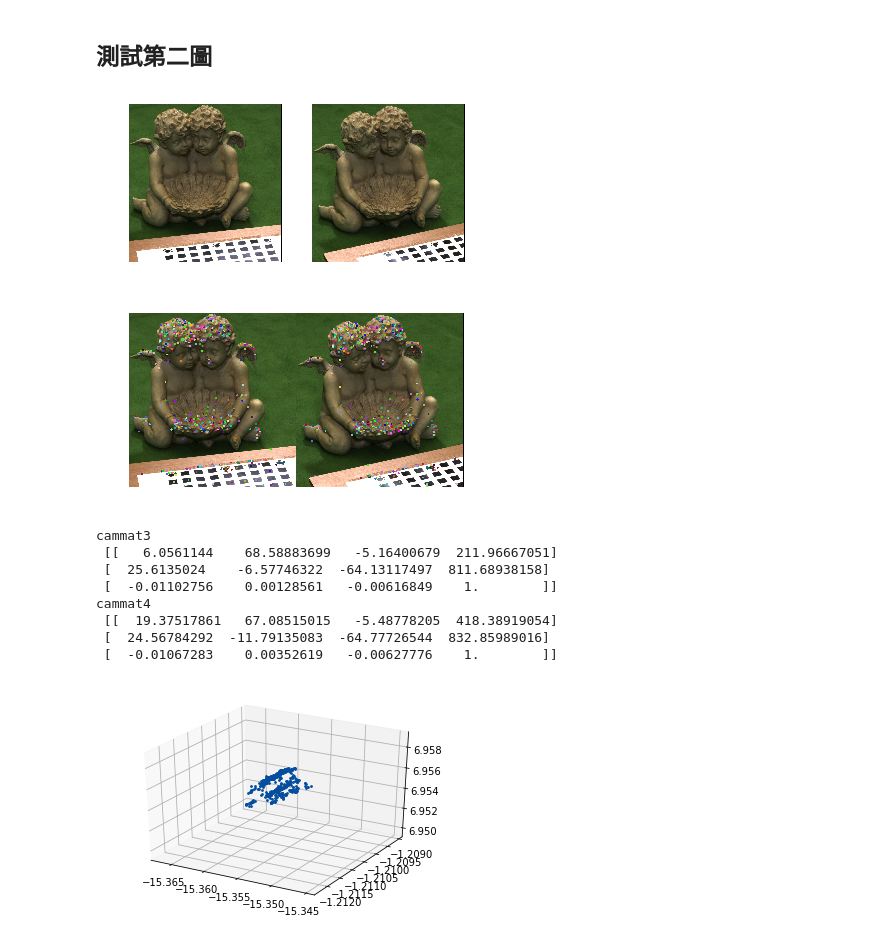
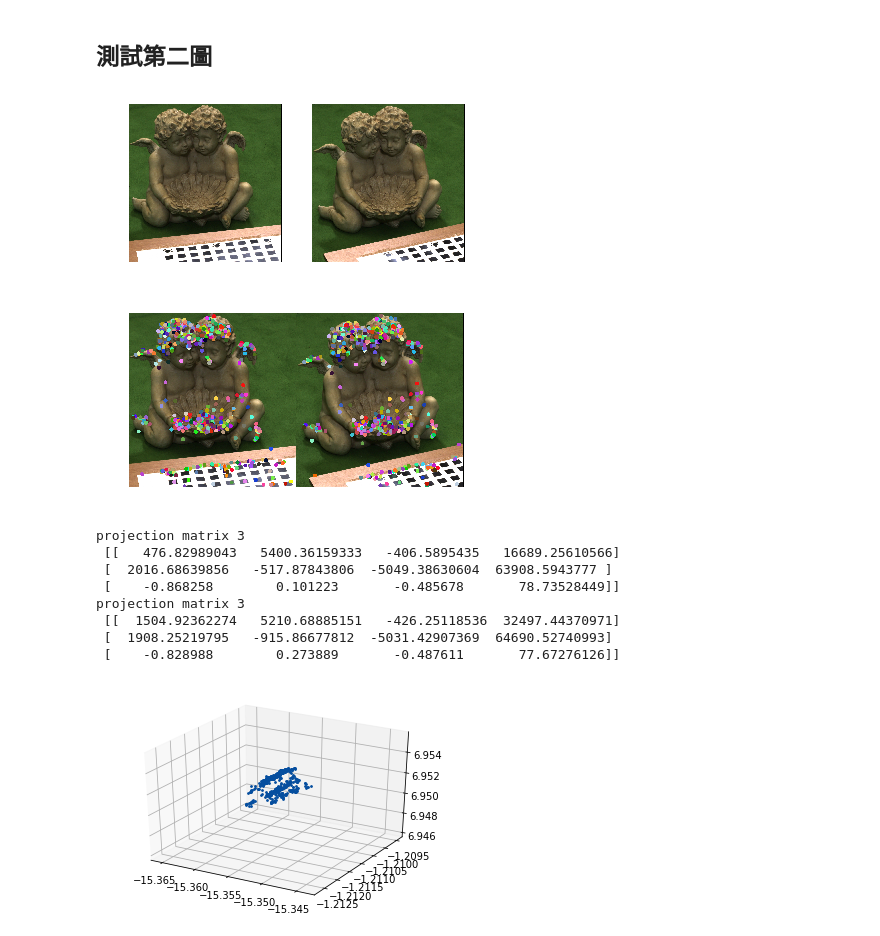
Before and after one commit to YuanSyun/CV-Structure-from-motion, a Jupyter notebook: HW4.ipynb, the cells around one changed output. Drawn from its saved outputs; the diff is of its cells as text; code cells hidden in the pictures.

```diff
--- a/HW4.ipynb
+++ b/HW4.ipynb
@@ -114,8 +132,13 @@ def normalization(imgpts1, imgpts2):
 
     num_of_point = len(imgpts1)
     for i in range(num_of_point):
-        homopts1[i] = np.dot(t1, homopts1[i])
-        homopts2[i] = np.dot(t2, homopts2[i])
+
+        #最後一項要為1
+        p2h = np.dot(t1, homopts1[i])
+        homopts1[i] = p2h/p2h[-1]
+
+        p2h1 = np.dot(t2, homopts2[i])
+        homopts2[i] = p2h1/p2h1[-1]
 
     normalpts1 = np.delete(homopts1, -1, axis=1)
     normalpts2 = np.delete(homopts2, -1, axis=1)
@@ -187,14 +210,19 @@ def get_essential_mat(intrinsicmat1, intrinsicmat2, fundamentalmat):
     '''
         ref: Multiple View Geometry 9.12
     '''
-    return np.transpose(intrinsicmat2) * fundamentalmat * intrinsicmat1
+    if(intrinsicmat1[-1,-1] != 1):
+        intrinsicmat1 = intrinsicmat1 / intrinsicmat1[-1,-1]
+    if(intrinsicmat2[-1,-1] != 1):
+        intrinsicmat2 = intrinsicmat2 / intrinsicmat2[-1,-1]
+
+    return np.dot(np.dot(np.transpose(intrinsicmat2), fundamentalmat), intrinsicmat1)
 
 def find_fundamental_by_RANSAC(matchedpt_order, imgpts1, imgpts2, inliner_threshold):
     '''
         ref: Multiple View Geometry 11.6
     '''
     print("Key Point Number\n", len(imgpts1))
-    ransac_iteration = 5000
+    ransac_iteration = 500
     ransac_sample_number = 8
 
     best_error = 0
@@ -502,58 +607,46 @@ plt.show()
 
 # get feature points
 sift2 = cv2.xfeatures2d.SIFT_create()
 (keypt3, desc3) = sift2.detectAndCompute(image3, None)
 (keypt4, desc4) = sift2.detectAndCompute(image4, None)
 BF_MACTHER_DISTANCE = 0.65
 matches2 = hw3.brute_force_matcher(desc3, desc4, BF_MACTHER_DISTANCE)
 matched_pt_order2 = hw3.sort_matched_points(matches2)
-matched_feature_image = hw3.show_matched_image(image3, image4, keypt3, keypt4, matched_pt_order2, draw_line=False)
+matched_feature_image = hw3.show_matched_image(image3, image4, keypt3, keypt4, matched_pt_order2, draw_line=False, circle_size=10)
 plt.imshow(matched_feature_image), plt.axis('off'), plt.show()
 imgpts3, imgpts4 = hw3.get_matched_points(matched_pt_order2, keypt3, keypt4)
-
-def get_second_data_cameramat(k, r, t):
-    '''
-        ref: HW4 lecture page 6
-    '''
-    T = -np.dot(r, t)
-    e = np.array([[r[0,0], r[0,1], r[0,2], T[0]],
-              [r[1,0], r[1,1], r[1,2], T[1]],
-              [r[2,0], r[2,1], r[2,2], T[2]]])
-    C = np.dot(k, e)
-    C = C/C[-1,-1]
-    return C
 
 k3 = np.array([[5426.566895, 0.678017, 330.096680],
              [0.000000, 5423.133301, 648.950012],
              [0.000000, 0.000000, 1.000000]])
 r3 = np.array([[0.140626, 0.989027, -0.045273],
               [0.475766, -0.107607, -0.872965],
               [-0.868258, 0.101223, -0.485678]])
 t3 = np.array([67.479439, -6.020049, 40.224911])
-cammat3 = get_second_data_cameramat(k3, r3, t3)
-print("cammat3\n", cammat3)
+projectmat3 = get_camera_matrix(k3, r3, -np.dot(r3, t3))
+print("projection matrix 3\n", projectmat3)
 
 k4 = np.array([[5426.566895, 0.678017, 387.430023],
               [0.000000, 5423.133301, 620.616699],
               [0.000000, 0.000000, 1.000000]])
 r4 = np.array([[0.336455, 0.940689, -0.043627],
               [0.446741, -0.200225, -0.871970],
               [-0.828988, 0.273889, -0.487611]])
 t4 = np.array([62.882744, -21.081516, 40.544052])
-cammat4 = get_second_data_cameramat(k4, r4, t4)
-print("cammat4\n", cammat4)
+projectmat4 = get_camera_matrix(k4, r4, -np.dot(r4, t4))
+print("projection matrix 3\n", projectmat4)
 
-cloudpts = triangulate_points(imgpts3, imgpts4, np.linalg.inv(k3), np.linalg.inv(k4), cammat3, cammat4)
+cloudpts = triangulate_points(imgpts3, imgpts4, np.linalg.inv(k3), np.linalg.inv(k4), projectmat3, projectmat4)
 show_cloud_points(cloudpts)
 # %% [output]
 [figure]
-[figure, old version]
+[figure, new version]
-cammat3
- [[   6.0561144    68.58883699   -5.16400679  211.96667051]
- [  25.6135024    -6.57746322  -64.13117497  811.68938158]
- [  -0.01102756    0.00128561   -0.00616849    1.        ]]
-cammat4
- [[  19.37517861   67.08515015   -5.48778205  418.38919054]
- [  24.56784292  -11.79135083  -64.77726544  832.85989016]
- [  -0.01067283    0.00352619   -0.00627776    1.        ]]
+projection matrix 3
+ [[   476.82989043   5400.36159333   -406.5895435   16689.25610566]
+ [  2016.68639856   -517.87843806  -5049.38630604  63908.5943777 ]
+ [    -0.868258        0.101223       -0.485678       78.73528449]]
+projection matrix 3
+ [[  1504.92362274   5210.68885151   -426.25118536  32497.44370971]
+ [  1908.25219795   -915.86677812  -5031.42907369  64690.52740993]
+ [    -0.828988        0.273889       -0.487611       77.67276126]]
-[figure, old version]
+[figure, new version]
```
Also changed, not shown: parts of 12 cells of this notebook, 2 other files.
